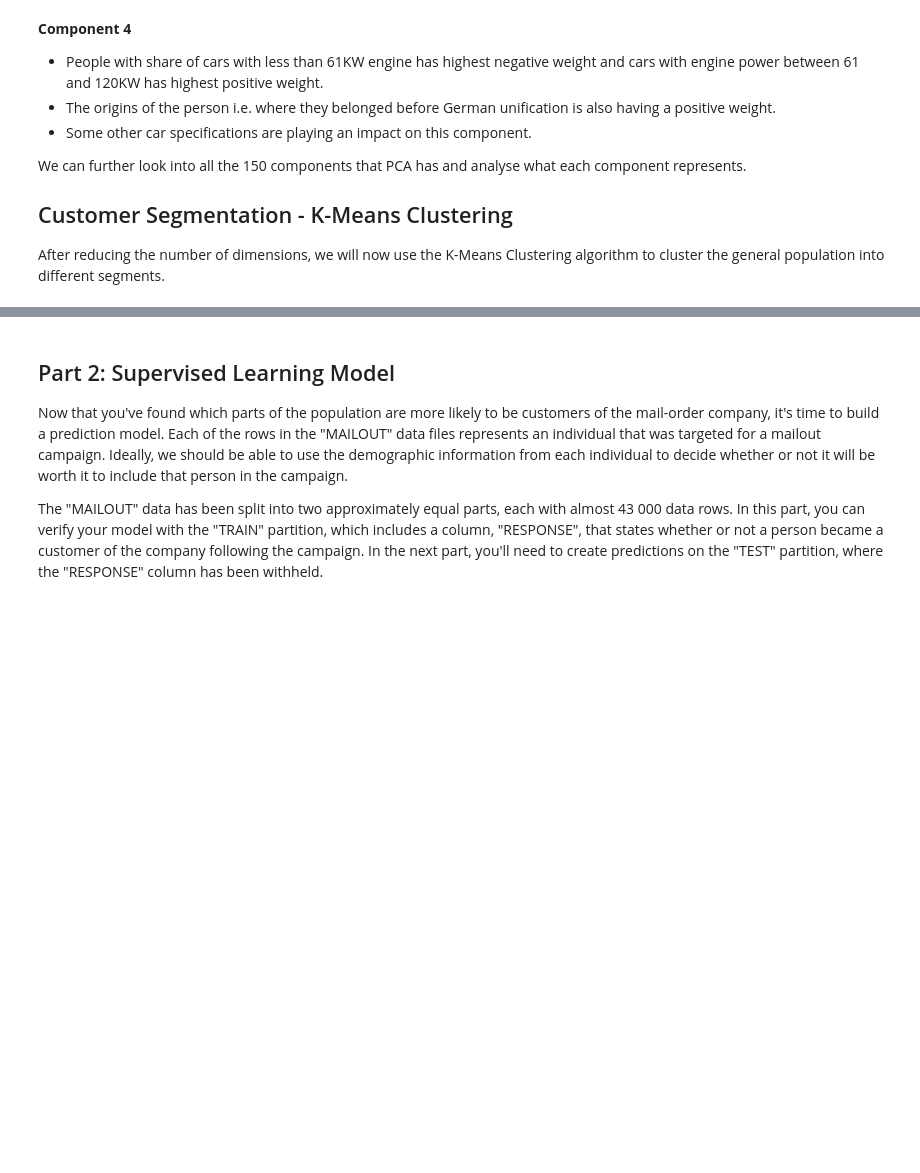
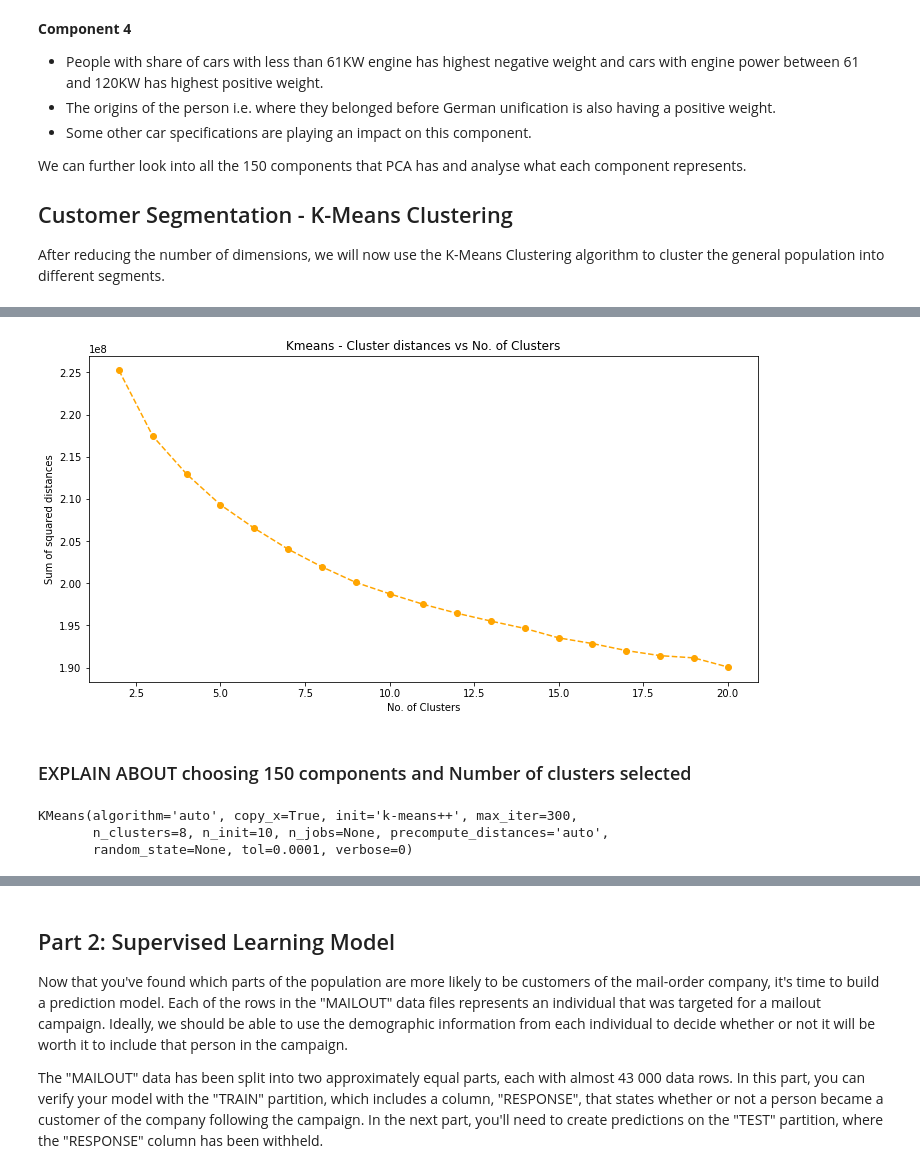
Before and after one commit to pranaymodukuru/Bertelsmann-Arvato-customer-segmentation, a Jupyter notebook: Arvato Project Workbook.ipynb, the cells around one changed output, grey strips where cells are left out. Drawn from its saved outputs; the diff is of its cells as text; code cells hidden in the pictures; blank space fills up the shorter version.

```diff
--- a/Arvato Project Workbook.ipynb
+++ b/Arvato Project Workbook.ipynb
@@ -1345,0 +1370,4 @@ elbow_plot(azdias_reduced, 5, 8, 1)
+# %%
+pca_200, azdias_pca_200 = perform_pca(azdias, n_components=200)
+# %%
+scores, range_ = get_Kmeans_scores(azdias_pca_200, 2, 20, 1)
@@ -1345,0 +1392,14 @@ elbow_plot(azdias_reduced, 5, 8, 1)
+# %%
+plot_elbow(scores, range_)
+# %% [output]
+[figure, added]
+# %% [markdown]
+### EXPLAIN ABOUT choosing 150 components and Number of clusters selected
+# %%
+kmeans = KMeans(8)
+
+kmeans.fit(azdias_pca_150)
+# %% [output]
+KMeans(algorithm='auto', copy_x=True, init='k-means++', max_iter=300,
+       n_clusters=8, n_init=10, n_jobs=None, precompute_distances='auto',
+       random_state=None, tol=0.0001, verbose=0)
```
Also changed, not shown: parts of 15 cells of this notebook.
